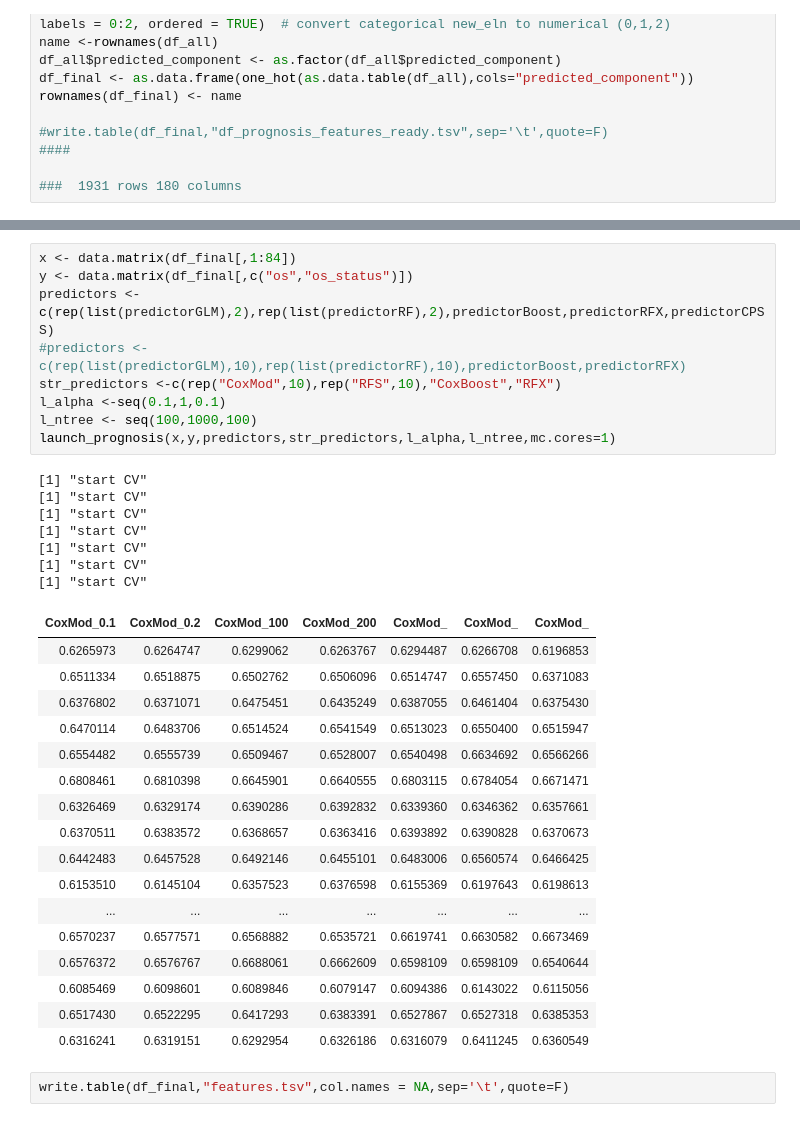
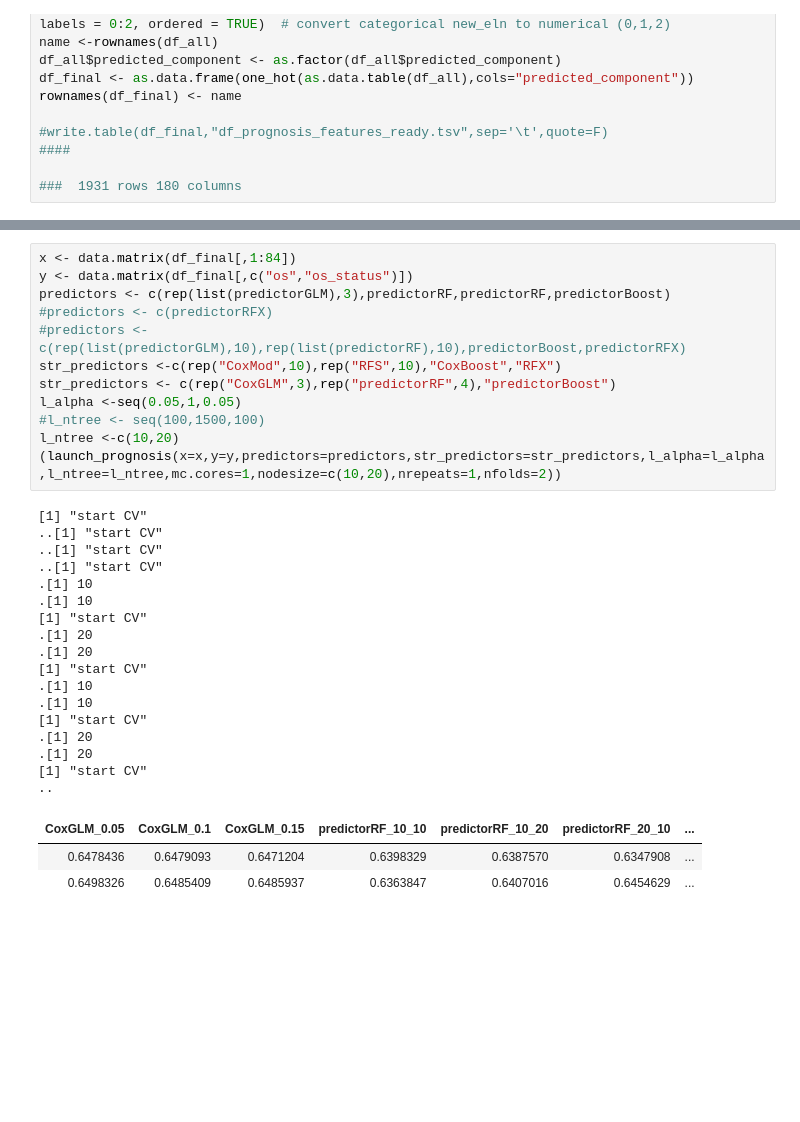
Before and after one commit to reyear/AML_Analysis, a Jupyter notebook: analysis/prognosis/InitialPrognosis/Models.ipynb, the cells around one changed output, grey strips where cells are left out. Cells and saved outputs as stored; diff of their text form; blank space fills up the shorter version.

```diff
--- a/analysis/prognosis/InitialPrognosis/Models.ipynb
+++ b/analysis/prognosis/InitialPrognosis/Models.ipynb
@@ -63,36 +63,33 @@ launch_prognosis(x,y,predictors,str_predictors,l_alpha,l_ntree)
 # %%
 x <- data.matrix(df_final[,1:84])
 y <- data.matrix(df_final[,c("os","os_status")])
-predictors <- c(rep(list(predictorGLM),2),rep(list(predictorRF),2),predictorBoost,predictorRFX,predictorCPSS)
+predictors <- c(rep(list(predictorGLM),3),predictorRF,predictorRF,predictorBoost)
+#predictors <- c(predictorRFX)
 #predictors <- c(rep(list(predictorGLM),10),rep(list(predictorRF),10),predictorBoost,predictorRFX)
 str_predictors <-c(rep("CoxMod",10),rep("RFS",10),"CoxBoost","RFX")
-l_alpha <-seq(0.1,1,0.1)
-l_ntree <- seq(100,1000,100)
-launch_prognosis(x,y,predictors,str_predictors,l_alpha,l_ntree,mc.cores=1)
+str_predictors <- c(rep("CoxGLM",3),rep("predictorRF",4),"predictorBoost")
+l_alpha <-seq(0.05,1,0.05)
+#l_ntree <- seq(100,1500,100)
+l_ntree <-c(10,20)
+(launch_prognosis(x=x,y=y,predictors=predictors,str_predictors=str_predictors,l_alpha=l_alpha,l_ntree=l_ntree,mc.cores=1,nodesize=c(10,20),nrepeats=1,nfolds=2))
 # %% [output]
 [1] "start CV"
+..[1] "start CV"
+..[1] "start CV"
+..[1] "start CV"
+.[1] 10
+.[1] 10
 [1] "start CV"
+.[1] 20
+.[1] 20
 [1] "start CV"
+.[1] 10
+.[1] 10
 [1] "start CV"
+.[1] 20
+.[1] 20
 [1] "start CV"
-[1] "start CV"
-[1] "start CV"
+..
-| CoxMod_0.1 | CoxMod_0.2 | CoxMod_100 | CoxMod_200 | CoxMod_ | CoxMod_ | CoxMod_ |
-| 0.6265973 | 0.6264747 | 0.6299062 | 0.6263767 | 0.6294487 | 0.6266708 | 0.6196853 |
-| 0.6511334 | 0.6518875 | 0.6502762 | 0.6506096 | 0.6514747 | 0.6557450 | 0.6371083 |
-| 0.6376802 | 0.6371071 | 0.6475451 | 0.6435249 | 0.6387055 | 0.6461404 | 0.6375430 |
-| 0.6470114 | 0.6483706 | 0.6514524 | 0.6541549 | 0.6513023 | 0.6550400 | 0.6515947 |
-| 0.6554482 | 0.6555739 | 0.6509467 | 0.6528007 | 0.6540498 | 0.6634692 | 0.6566266 |
-| 0.6808461 | 0.6810398 | 0.6645901 | 0.6640555 | 0.6803115 | 0.6784054 | 0.6671471 |
-| 0.6326469 | 0.6329174 | 0.6390286 | 0.6392832 | 0.6339360 | 0.6346362 | 0.6357661 |
-| 0.6370511 | 0.6383572 | 0.6368657 | 0.6363416 | 0.6393892 | 0.6390828 | 0.6370673 |
-| 0.6442483 | 0.6457528 | 0.6492146 | 0.6455101 | 0.6483006 | 0.6560574 | 0.6466425 |
-| 0.6153510 | 0.6145104 | 0.6357523 | 0.6376598 | 0.6155369 | 0.6197643 | 0.6198613 |
-| ... | ... | ... | ... | ... | ... | ... |
-| 0.6570237 | 0.6577571 | 0.6568882 | 0.6535721 | 0.6619741 | 0.6630582 | 0.6673469 |
-| 0.6576372 | 0.6576767 | 0.6688061 | 0.6662609 | 0.6598109 | 0.6598109 | 0.6540644 |
-| 0.6085469 | 0.6098601 | 0.6089846 | 0.6079147 | 0.6094386 | 0.6143022 | 0.6115056 |
-| 0.6517430 | 0.6522295 | 0.6417293 | 0.6383391 | 0.6527867 | 0.6527318 | 0.6385353 |
-| 0.6316241 | 0.6319151 | 0.6292954 | 0.6326186 | 0.6316079 | 0.6411245 | 0.6360549 |
+| CoxGLM_0.05 | CoxGLM_0.1 | CoxGLM_0.15 | predictorRF_10_10 | predictorRF_10_20 | predictorRF_20_10 | ... |
+| 0.6478436 | 0.6479093 | 0.6471204 | 0.6398329 | 0.6387570 | 0.6347908 | ... |
+| 0.6498326 | 0.6485409 | 0.6485937 | 0.6363847 | 0.6407016 | 0.6454629 | ... |
-# %%
-write.table(df_final,"features.tsv",col.names = NA,sep='\t',quote=F)
```
Also changed, not shown: parts of 9 cells of this notebook, 23 other files.
